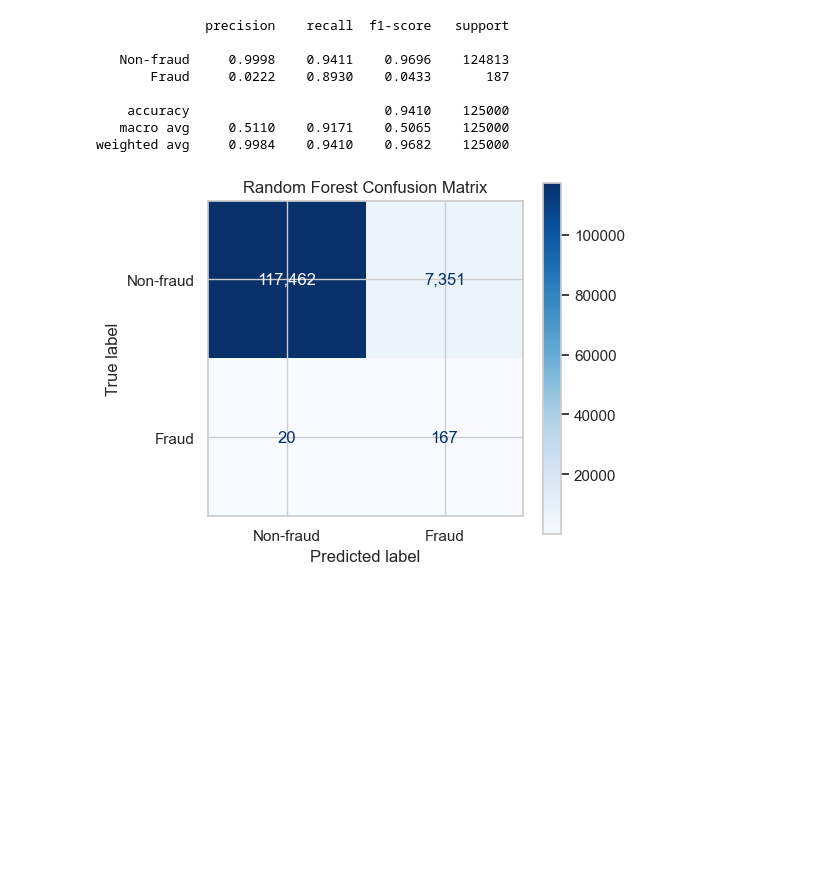
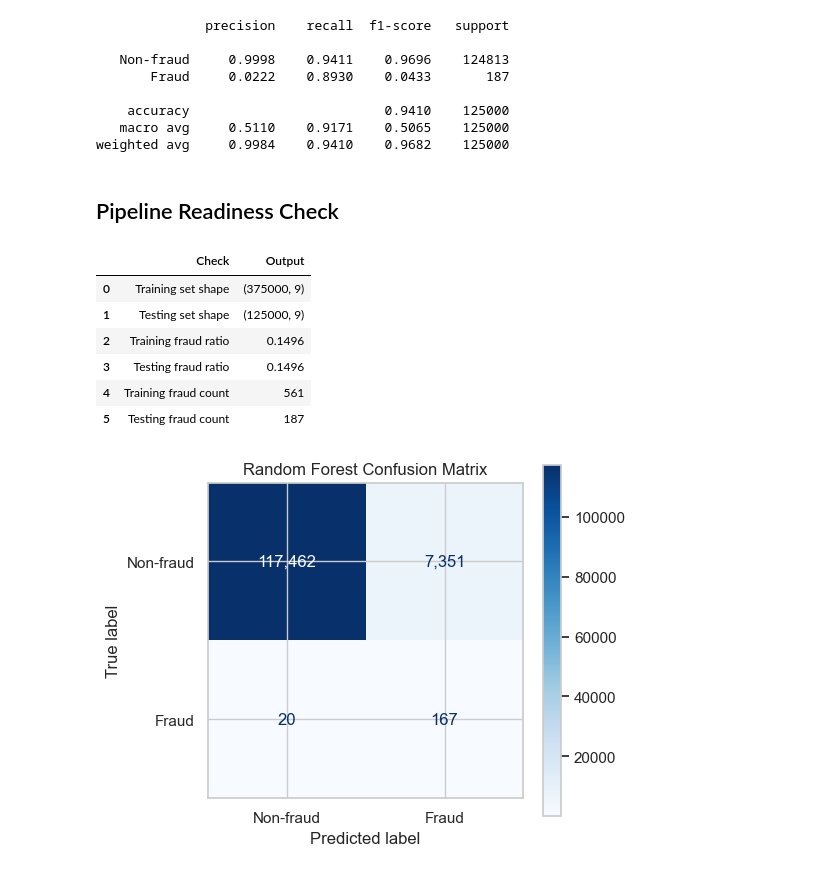
Before and after one commit to chen123893/Big-Data-Project, a Jupyter notebook: notebooks/03_random_forest_model.ipynb, the cells around one changed output. Drawn from its saved outputs; the diff is of its cells as text; code cells hidden in the pictures; blank space fills up the shorter version.

Commit message:
add pipeline readiness checking

```diff
--- a/notebooks/03_random_forest_model.ipynb
+++ b/notebooks/03_random_forest_model.ipynb
@@ -280,6 +278,37 @@ print(classification_report(y_test, y_pred, target_names=["Non-fraud", "Fraud"],
     accuracy                         0.9410    125000
    macro avg     0.5110    0.9171    0.5065    125000
 weighted avg     0.9984    0.9410    0.9682    125000
+# %% [markdown]
+## Pipeline Readiness Check
+# %%
+readiness_summary = pd.DataFrame({
+    "Check": [
+        "Training set shape",
+        "Testing set shape",
+        "Training fraud ratio",
+        "Testing fraud ratio",
+        "Training fraud count",
+        "Testing fraud count"
+    ],
+    "Output": [
+        str(X_train.shape),
+        str(X_test.shape),
+        round(y_train.mean() * 100, 4),
+        round(y_test.mean() * 100, 4),
+        int(y_train.sum()),
+        int(y_test.sum())
+    ]
+})
+
+readiness_summary
+# %% [output]
+|  | Check | Output |
+| 0 | Training set shape | (375000, 9) |
+| 1 | Testing set shape | (125000, 9) |
+| 2 | Training fraud ratio | 0.1496 |
+| 3 | Testing fraud ratio | 0.1496 |
+| 4 | Training fraud count | 561 |
+| 5 | Testing fraud count | 187 |
 # %%
 fig, ax = plt.subplots(figsize=(5.5, 4.5))
 ConfusionMatrixDisplay.from_predictions(
```
Also changed, not shown: parts of 4 cells of this notebook.
